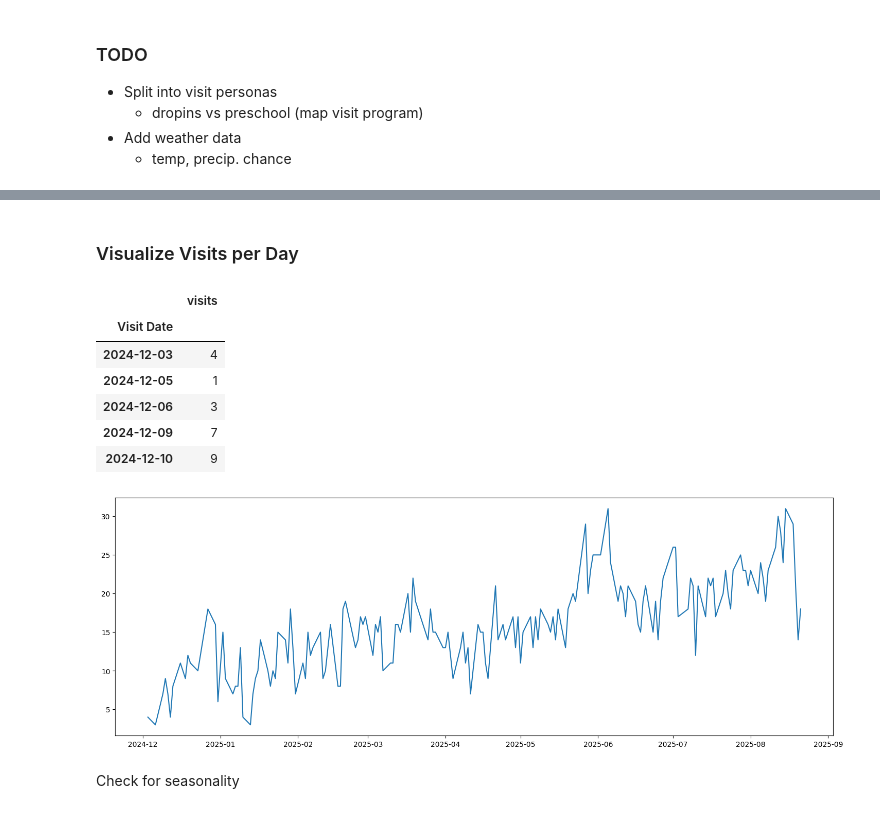
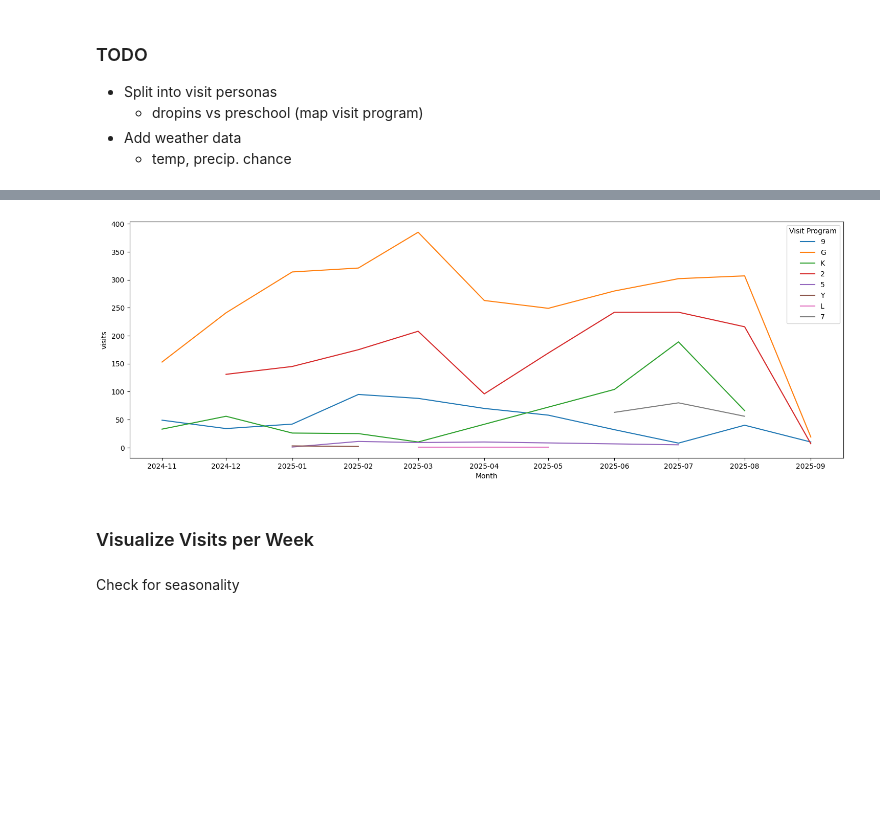
Before and after one commit to StaticVoid289/attendance-prediction, a Jupyter notebook: code/EDA.ipynb, the cells around one changed output, grey strips where cells are left out. Cells and saved outputs as stored; diff of their text form; code cells hidden in the pictures; blank space fills up the shorter version.

```diff
--- a/code/EDA.ipynb
+++ b/code/EDA.ipynb
@@ -23,13 +118,20 @@ visits_df.head()
+# %%
+sb_programs_df = sb_df.groupby(['Visit Program', 'Visit Date']).count().rename({'Visit Time In': 'visits'}, axis=1).drop('Visit Time Out', axis=1).reset_index()
+sb_programs_df['Month'] = sb_programs_df['Visit Date'].dt.to_period('M')
+sb_programs_df['Month'] = sb_programs_df['Month'].astype('datetime64[ms]')
+sb_programs_df = sb_programs_df.drop('Visit Date', axis=1).groupby(['Month', 'Visit Program']).sum().reset_index()
+# %%
+plt.figure(figsize=(18,6))
+
+sns.lineplot(sb_programs_df[-52:], x='Month', y='visits', hue='Visit Program');
+# %% [output]
+[figure, added]
 # %% [markdown]
-### Visualize Visits per Day
+### Visualize Visits per Week
 # %%
-visits_per_day_df = visits_df.drop(['Visit Time Out', 'Visit Program'], axis=1).groupby('Visit Date').count().rename({'Visit Time In': 'visits'}, axis=1)
-visits_per_day_df.head()
+visits_per_day_df = kg_df.groupby(['Visit Date', 'center']).count().rename({'Visit Time In': 'visits'}, axis=1).drop(['Visit Time Out', 'Visit Program'], axis=1).reset_index()
+
+visits_per_day_df = visits_per_day_df.set_index('Visit Date')
+
+visits_per_day_df['center'] = visits_per_day_df['center'].astype('category')
+visits_per_week_df = visits_per_day_df.groupby('center', observed=True).resample('W').sum().reset_index().set_index('Visit Date')
-# %% [output]
-|  | visits |
-| Visit Date |  |
-| 2024-12-03 | 4 |
-| 2024-12-05 | 1 |
-| 2024-12-06 | 3 |
-| 2024-12-09 | 7 |
-| 2024-12-10 | 9 |
@@ -39,5 +137,0 @@ visits_per_day_df = visits_per_day_df.drop(visits_per_day_df[visits_per_day_df['
-# %%
-plt.figure(figsize=(18,6))
-plt.plot(visits_per_day_df.index, visits_per_day_df['visits']);
-# %% [output]
-[figure, removed]
```
Also changed, not shown: parts of 14 cells of this notebook, 3 other files.
